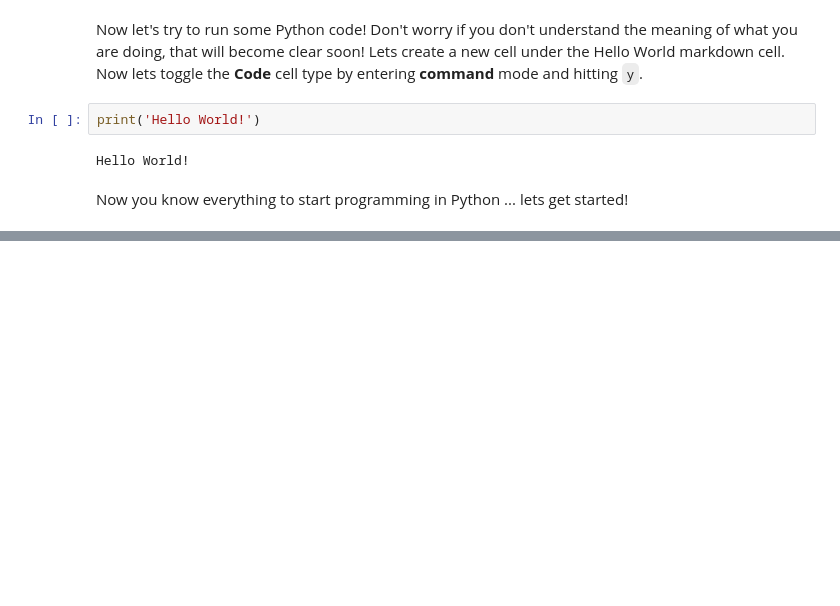
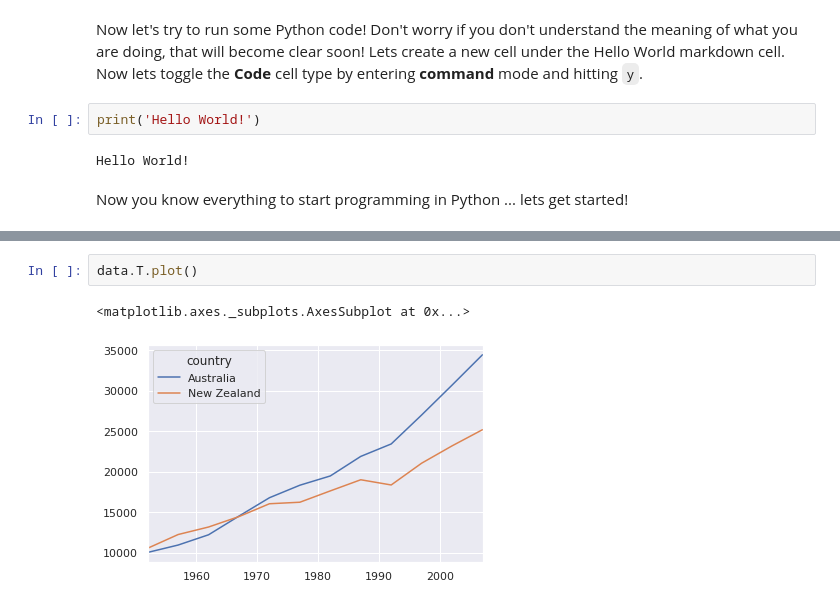
Before and after one commit to geekypete/python-data-vis, a Jupyter notebook: python-data-vis-tutorial.ipynb, the cells around one changed output, grey strips where cells are left out. Cells and saved outputs as stored; diff of their text form; blank space fills up the shorter version.

```diff
--- a/python-data-vis-tutorial.ipynb
+++ b/python-data-vis-tutorial.ipynb
@@ -25,0 +67,5 @@ Now you know everything to start programming in Python ... lets get started!
+# %%
+data.T.plot()
+# %% [output]
+<matplotlib.axes._subplots.AxesSubplot at 0x...>
+[figure, added]
```
Also changed, not shown: parts of 26 cells of this notebook.
